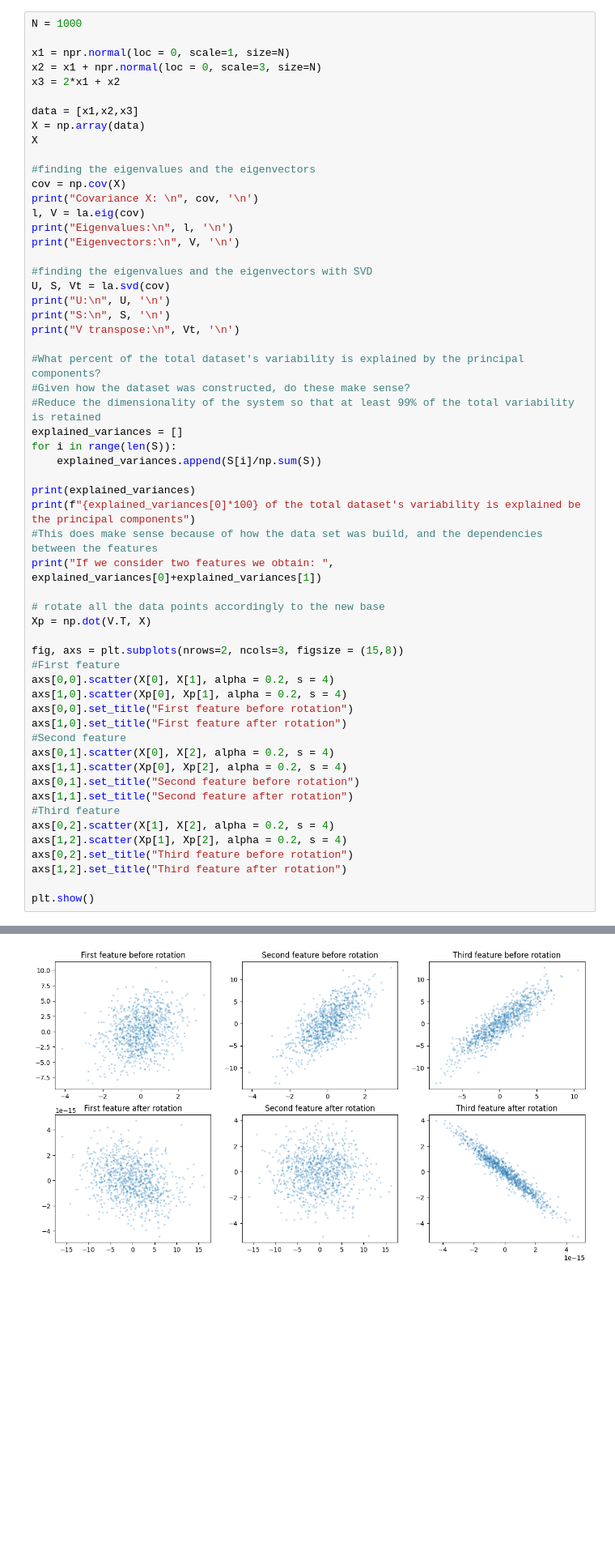
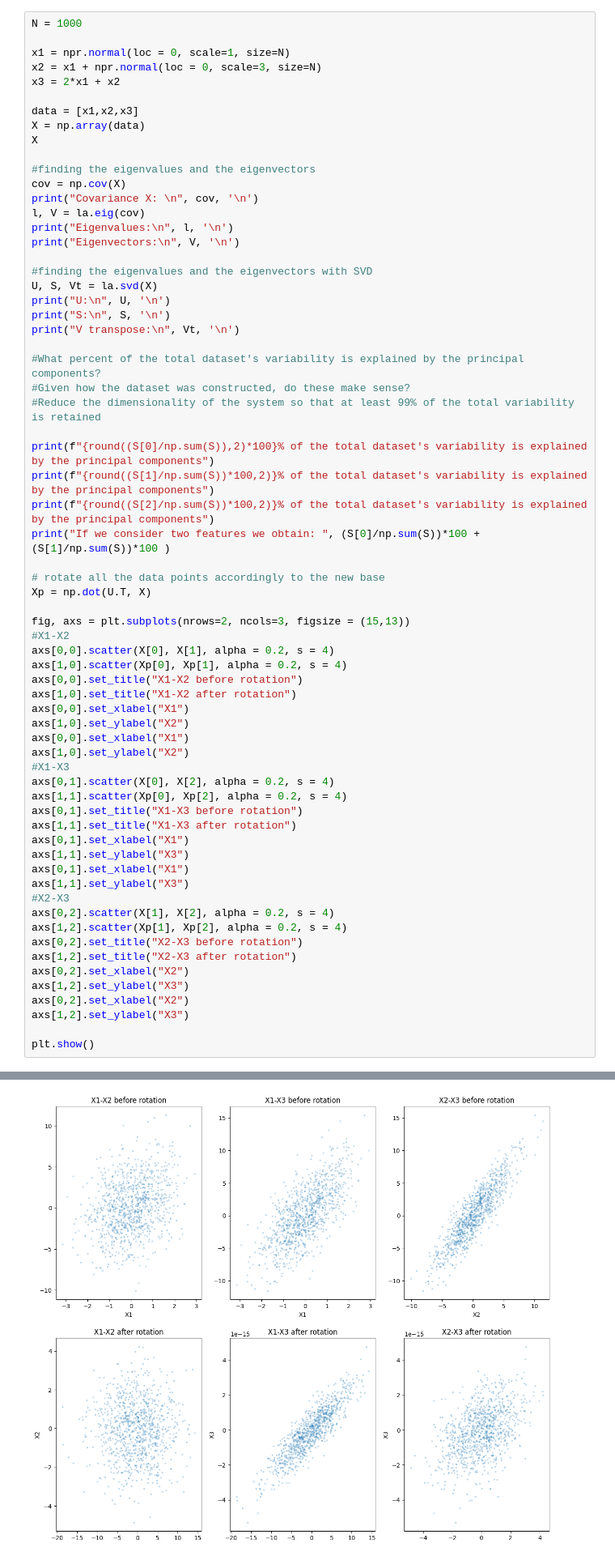
Before and after one commit to akaik0/ScientificComputingWithPython2022, a Jupyter notebook: exercises_week_8/08ex_algebra.ipynb, the cells around one changed output, grey strips where cells are left out. Shown: that part at 81% size. Saved outputs shown, nothing was run; the diff lists cells and outputs as text; blank space fills up the shorter version.

```diff
--- a/exercises_week_8/08ex_algebra.ipynb
+++ b/exercises_week_8/08ex_algebra.ipynb
@@ -38,7 +38,7 @@ print("Eigenvalues:\n", l, '\n')
 print("Eigenvectors:\n", V, '\n')
 
 #finding the eigenvalues and the eigenvectors with SVD
-U, S, Vt = la.svd(cov)
+U, S, Vt = la.svd(X)
 print("U:\n", U, '\n')
 print("S:\n", S, '\n')
 print("V transpose:\n", Vt, '\n')
@@ -46,34 +46,43 @@ print("V transpose:\n", Vt, '\n')
 #What percent of the total dataset's variability is explained by the principal components?
 #Given how the dataset was constructed, do these make sense?
 #Reduce the dimensionality of the system so that at least 99% of the total variability is retained
-explained_variances = []
-for i in range(len(S)):
-    explained_variances.append(S[i]/np.sum(S))
 
-print(explained_variances)
-print(f"{explained_variances[0]*100} of the total dataset's variability is explained be the principal components")
-#This does make sense because of how the data set was build, and the dependencies between the features
-print("If we consider two features we obtain: ", explained_variances[0]+explained_variances[1])
+print(f"{round((S[0]/np.sum(S)),2)*100}% of the total dataset's variability is explained by the principal components")
+print(f"{round((S[1]/np.sum(S))*100,2)}% of the total dataset's variability is explained by the principal components")
+print(f"{round((S[2]/np.sum(S))*100,2)}% of the total dataset's variability is explained by the principal components")
+print("If we consider two features we obtain: ", (S[0]/np.sum(S))*100 + (S[1]/np.sum(S))*100 )
 
 # rotate all the data points accordingly to the new base
-Xp = np.dot(V.T, X)
+Xp = np.dot(U.T, X)
 
-fig, axs = plt.subplots(nrows=2, ncols=3, figsize = (15,8))
-#First feature
+fig, axs = plt.subplots(nrows=2, ncols=3, figsize = (15,13))
+#X1-X2
 axs[0,0].scatter(X[0], X[1], alpha = 0.2, s = 4)
 axs[1,0].scatter(Xp[0], Xp[1], alpha = 0.2, s = 4)
-axs[0,0].set_title("First feature before rotation")
-axs[1,0].set_title("First feature after rotation")
-#Second feature
+axs[0,0].set_title("X1-X2 before rotation")
+axs[1,0].set_title("X1-X2 after rotation")
+axs[0,0].set_xlabel("X1")
+axs[1,0].set_ylabel("X2")
+axs[0,0].set_xlabel("X1")
+axs[1,0].set_ylabel("X2")
+#X1-X3
 axs[0,1].scatter(X[0], X[2], alpha = 0.2, s = 4)
 axs[1,1].scatter(Xp[0], Xp[2], alpha = 0.2, s = 4)
-axs[0,1].set_title("Second feature before rotation")
-axs[1,1].set_title("Second feature after rotation")
-#Third feature
+axs[0,1].set_title("X1-X3 before rotation")
+axs[1,1].set_title("X1-X3 after rotation")
+axs[0,1].set_xlabel("X1")
+axs[1,1].set_ylabel("X3")
+axs[0,1].set_xlabel("X1")
+axs[1,1].set_ylabel("X3")
+#X2-X3
 axs[0,2].scatter(X[1], X[2], alpha = 0.2, s = 4)
 axs[1,2].scatter(Xp[1], Xp[2], alpha = 0.2, s = 4)
-axs[0,2].set_title("Third feature before rotation")
-axs[1,2].set_title("Third feature after rotation")
+axs[0,2].set_title("X2-X3 before rotation")
+axs[1,2].set_title("X2-X3 after rotation")
+axs[0,2].set_xlabel("X2")
+axs[1,2].set_ylabel("X3")
+axs[0,2].set_xlabel("X2")
+axs[1,2].set_ylabel("X3")
 
 plt.show()
 # %% [output]
@@ -97,4 +106,4 @@ If we consider two features we obtain:  1.0
-[figure, old version]
+[figure, new version]
 # %% [markdown]
 2\. **PCA on a nD dataset**
 
```
Also changed, not shown: parts of 4 cells of this notebook, 4 other files.
